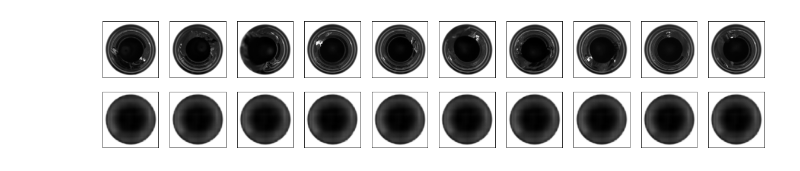
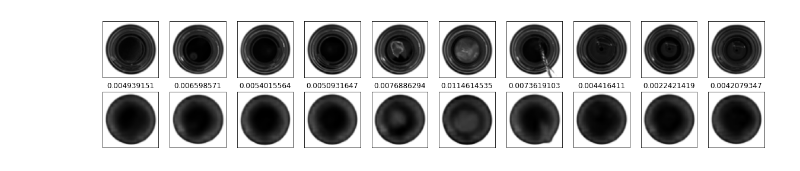
Before and after one commit to upretiramesh/ACIT4620_Anomaly_Detection, a Jupyter notebook: ConvAutoencoder.ipynb, the cells around one changed output. Drawn from its saved outputs; the diff is of its cells as text; code cells hidden in the pictures.

```diff
--- a/ConvAutoencoder.ipynb
+++ b/ConvAutoencoder.ipynb
@@ -117,0 +74,4 @@ plt.show()
+# %%
+autoencoder = autoencoder_model()
+autoencoder.compile(optimizer='adam', loss='mse',metrics=['mae'])
+autoencoder.summary()
@@ -117,0 +96,6 @@ plt.show()
+# %%
+# fit the model to the data
+nb_epochs = 30
+batch_size = 10
+autoencoder_train = autoencoder.fit(train, train, epochs=nb_epochs, batch_size=batch_size,
+                    validation_data=(val,val))
@@ -118,41 +202,23 @@ plt.show()
 # %%
+decoded_imgs = autoencoder.predict(cont_test)
 
-def get_error(imgs_true, imgs_pred):
-    return np.mean(np.power(imgs_true - imgs_pred, 2))
+n = 10
+plt.figure(figsize=(20, 4))
+for i in range(1, n + 1):
+    # Display original
+    ax = plt.subplot(2, n, i)
+    plt.imshow(cont_test[i].reshape(64,64))
+    plt.gray()
+    ax.get_xaxis().set_visible(False)
+    ax.get_yaxis().set_visible(False)
 
-train_pred = autoencoder.predict(train)
-mse_vector=[]
-mse_vector_test=[]
-for i in range(train.shape[0]):
-    mse_vector.append( get_error(train_pred[i], train[i]))
-
-threshold = np.quantile(mse_vector, 0.99)
-
-test_pred = autoencoder.predict(test)
-
-for i in range(test.shape[0]):
-    mse_vector_test.append( get_error(test_pred[i], test[i]))
-test_anomaly = (mse_vector_test > threshold)
+    # Display reconstruction
+    ax = plt.subplot(2, n, i + n)
+    plt.imshow(decoded_imgs[i].reshape(64,64))
+    plt.gray()
+    ax.get_xaxis().set_visible(False)
+    ax.get_yaxis().set_visible(False)
+    ax.set_title(get_error(decoded_imgs[i], test[i]))
+plt.show()
+# %% [output]
+[figure, added]
-# %%
-
-decoded_imgs = autoencoder.predict(test)
-
-n = 10
-plt.figure(figsize=(20, 4))
-for i in range(1, n + 1):
-    # Display original
-    ax = plt.subplot(2, n, i)
-    plt.imshow(test[i].reshape(300,300))
-    plt.gray()
-    ax.get_xaxis().set_visible(False)
-    ax.get_yaxis().set_visible(False)
-
-    # Display reconstruction
-    ax = plt.subplot(2, n, i + n)
-    plt.imshow(decoded_imgs[i].reshape(300,300))
-    plt.gray()
-    ax.get_xaxis().set_visible(False)
-    ax.get_yaxis().set_visible(False)
-plt.show()
-# %% [output]
-[figure, removed]
```
Also changed, not shown: parts of 13 cells of this notebook, 1 other file.
